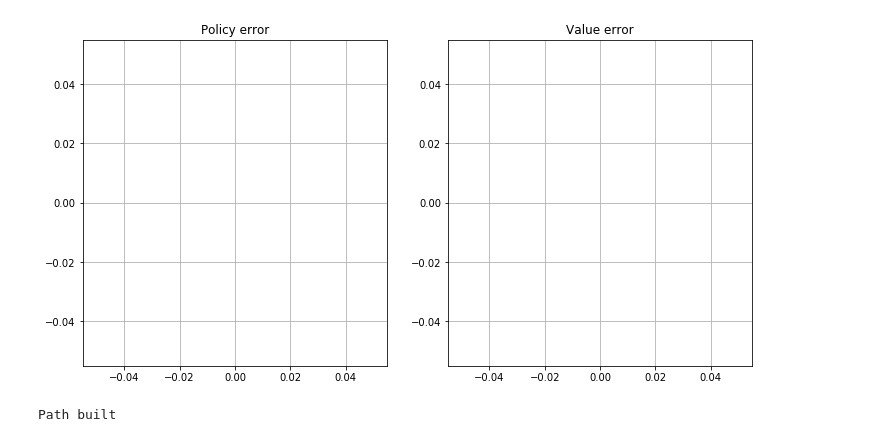
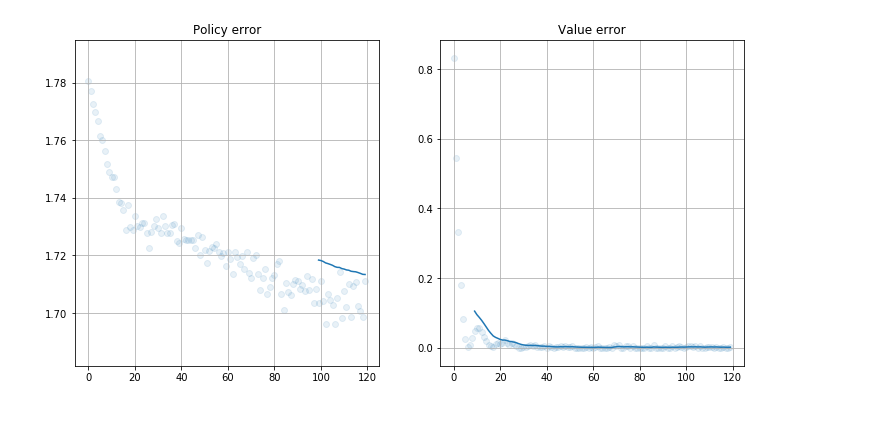
Before and after one commit to nd7141/reconstruction, a Jupyter notebook: lib/MCTS/MCTSActLSTM.ipynb, the cells around one changed output. Drawn from its saved outputs; the diff is of its cells as text; code cells hidden in the pictures.

```diff
--- a/lib/MCTS/MCTSActLSTM.ipynb
+++ b/lib/MCTS/MCTSActLSTM.ipynb
@@ -75,10 +73,10 @@ def covering_walk(graph, source):
     return cover, P
 # %%
 #params
-NUM_PROBLEMS = 5
-NUM_EPISODES = 5
+NUM_PROBLEMS = 10
+NUM_EPISODES = 10
 BATCH_SIZE = 32
-NUM_MCSIMS = 10
+NUM_MCSIMS = 5
 NUM_UPDATES = 5
 NUM_VERTICES = 15
 DEGREE = 6
@@ -128,7 +126,7 @@ for k in trange(len(problems)):
 
         i += 1
 
-        for j in range(NUM_EPISODES):
+        for episode in range(NUM_EPISODES):
 
             with torch.no_grad():
                 graph_emb = agent.embed_graph(problem.edges)
@@ -150,53 +148,54 @@ for k in trange(len(problems)):
                 vertex = np.random.choice(edges[path[-1]], p=pi)
 
                 path = problem.get_next_state(path, vertex)
-            print("Path built")
+
+            path_buffer.push(path)
 
             if len(path_buffer) >= 10:
                 r = path_buffer.rank_path(path)
                 for x in trainExamples:
                     x[-1] = r
                 train_buffer.push(trainExamples)
 
             if len(train_buffer) >= BATCH_SIZE:
+                print("Start training!")
                 for i in range(NUM_UPDATES):
                     batch = train_buffer.sample(BATCH_SIZE)
                     paths, pis, vs = zip(*batch)
                     graph_emb = agent.embed_graph(problem.edges)
-
-
-                    target_pis = torch.tensor(pis)
+                    out_pi, out_v = agent.get_dist(paths, graph_emb, edges)
 
                     target_vs = torch.tensor(vs)
 
-                    out_pi, out_v = agent.get_dist(paths, graph_emb, edges)
-                    loss_pi = -torch.sum(target_pis*out_pi)/target_pis.size()[0]
+                    losses_pi = []
+                    for i, p in enumerate(pis):
+                        losses_pi.append(torch.tensor(p)*torch.log(out_pi[i]))
+
+                    loss_pi = -torch.sum(torch.stack(losses_pi))/len(pis)
                     loss_v = torch.sum((target_vs-out_v.view(-1))**2)/target_vs.size()[0]
                     total_loss = loss_pi + loss_v
 
                     pi_losses_history.append(loss_pi.item())
                     v_losses_history.append(loss_v.item())
 
                     optimizer.zero_grad()
                     total_loss.backward()
                     optimizer.step()
 
-            if i % 2 == 0:
-                clear_output(True)
-                plt.figure(figsize=[12, 6])
-                plt.subplot(1,2,1)
-                plt.title('Policy error'); plt.grid()
-                plt.scatter(np.arange(len(pi_losses_history)), pi_losses_history, alpha=0.1)
-                plt.plot(moving_average(pi_losses_history, span=100, min_periods=100))
+                    clear_output(True)
+                    plt.figure(figsize=[12, 6])
+                    plt.subplot(1,2,1)
+                    plt.title('Policy error'); plt.grid()
+                    plt.scatter(np.arange(len(pi_losses_history)), pi_losses_history, alpha=0.1)
+                    plt.plot(moving_average(pi_losses_history, span=100, min_periods=100))
 
-                plt.subplot(1,2,2)
-                plt.title('Value error'); plt.grid()
-                plt.scatter(np.arange(len(v_losses_history)), v_losses_history, alpha=0.1)
-                plt.plot(moving_average(v_losses_history, span=10, min_periods=10))
-                plt.show()
+                    plt.subplot(1,2,2)
+                    plt.title('Value error'); plt.grid()
+                    plt.scatter(np.arange(len(v_losses_history)), v_losses_history, alpha=0.1)
+                    plt.plot(moving_average(v_losses_history, span=10, min_periods=10))
+                    plt.show()
 # %% [output]
-[figure, old version]
+[figure, new version]
-Path built
 # %%
 p = problems[10]
 # %%
```
Also changed, not shown: parts of 7 cells of this notebook, 13 other files.
